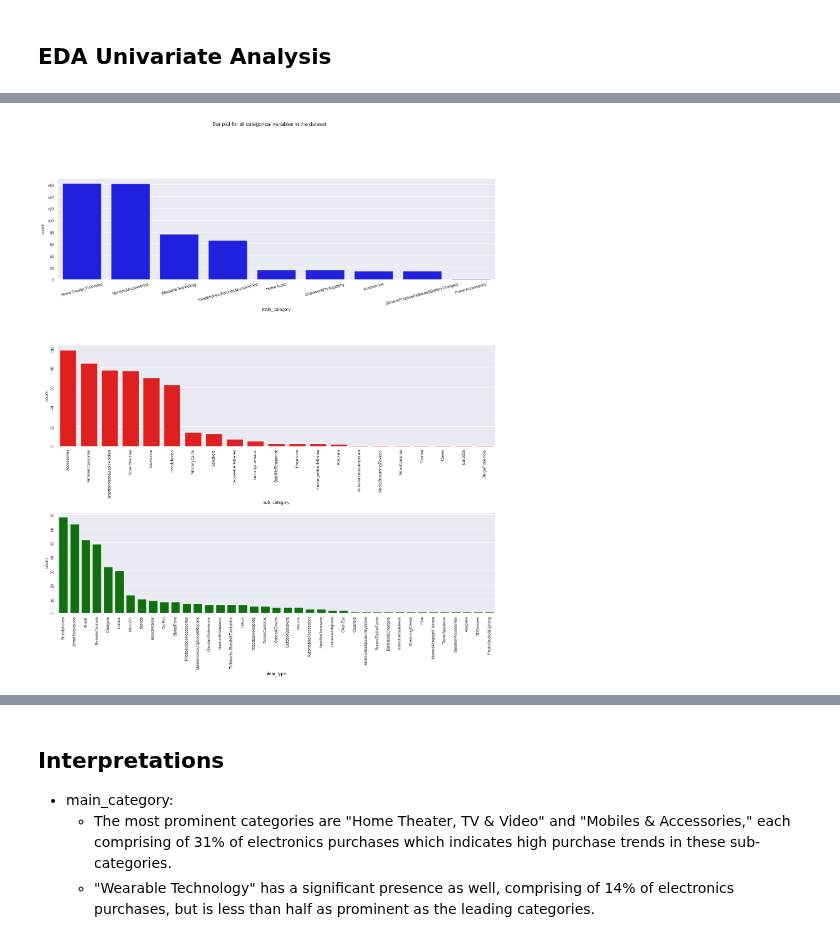
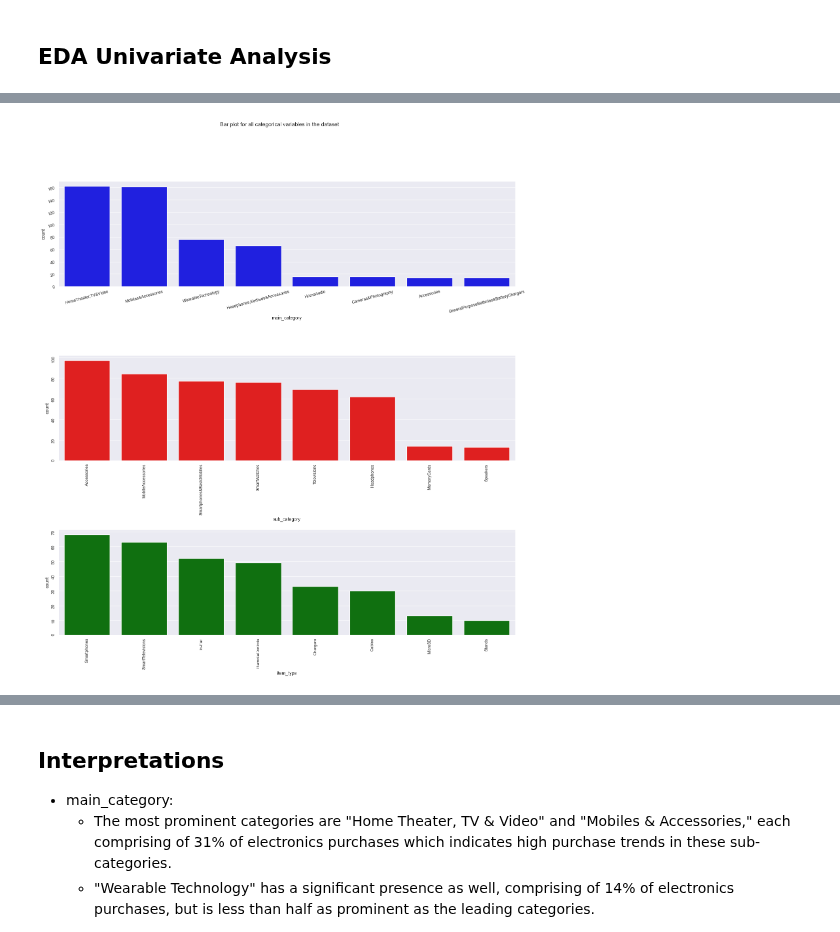
Before and after one commit to anthonyvann/eCommerce-Dataset-Analysis, a Jupyter notebook: EDA.ipynb, the cells around one changed output, grey strips where cells are left out. Saved outputs shown, nothing was run; the diff lists cells and outputs as text; code cells hidden in the pictures.

```diff
--- a/EDA.ipynb
+++ b/EDA.ipynb
@@ -427,27 +427,27 @@ discount_amount (right skewed: 3.44)
 # %%
 # Univariate Analysis on categorical columns
 fig, axes = plt.subplots(3, 1, figsize=(18, 18))
 fig.subplots_adjust(hspace=0.655)
 fig.suptitle("Bar plot for all categorical variables in the dataset")
 
 # Countplot for main_category column
 sns.countplot(
-    data=data, ax=axes[0], x='main_category', color='blue', order=data.main_category.value_counts().index
+    data=data, ax=axes[0], x='main_category', color='blue', order=data.main_category.value_counts().head(8).index
 )
 # Countplot for sub_category column
 sns.countplot(
-    data=data, ax=axes[1], x='sub_category', color='red', order=data.sub_category.value_counts().index
+    data=data, ax=axes[1], x='sub_category', color='red', order=data.sub_category.value_counts().head(8).index
 )
 # Countplot for item_type column
 sns.countplot(
-    data=data, ax=axes[2], x='item_type', color='green', order=data.item_type.value_counts().index
+    data=data, ax=axes[2], x='item_type', color='green', order=data.item_type.value_counts().head(8).index
 )
 
 axes[0].tick_params(labelrotation=15, labelsize=9)
 axes[1].tick_params(labelrotation=90, labelsize=9)
 axes[2].tick_params(labelrotation=90, labelsize=9)
 # %% [output]
-[figure, old version]
+[figure, new version]
 # %%
 # DataFrames containing count-related data for each sub-category
 main_cat_df = pd.DataFrame(data=data.main_category.value_counts())
```
Also changed, not shown: parts of 3 cells of this notebook.
